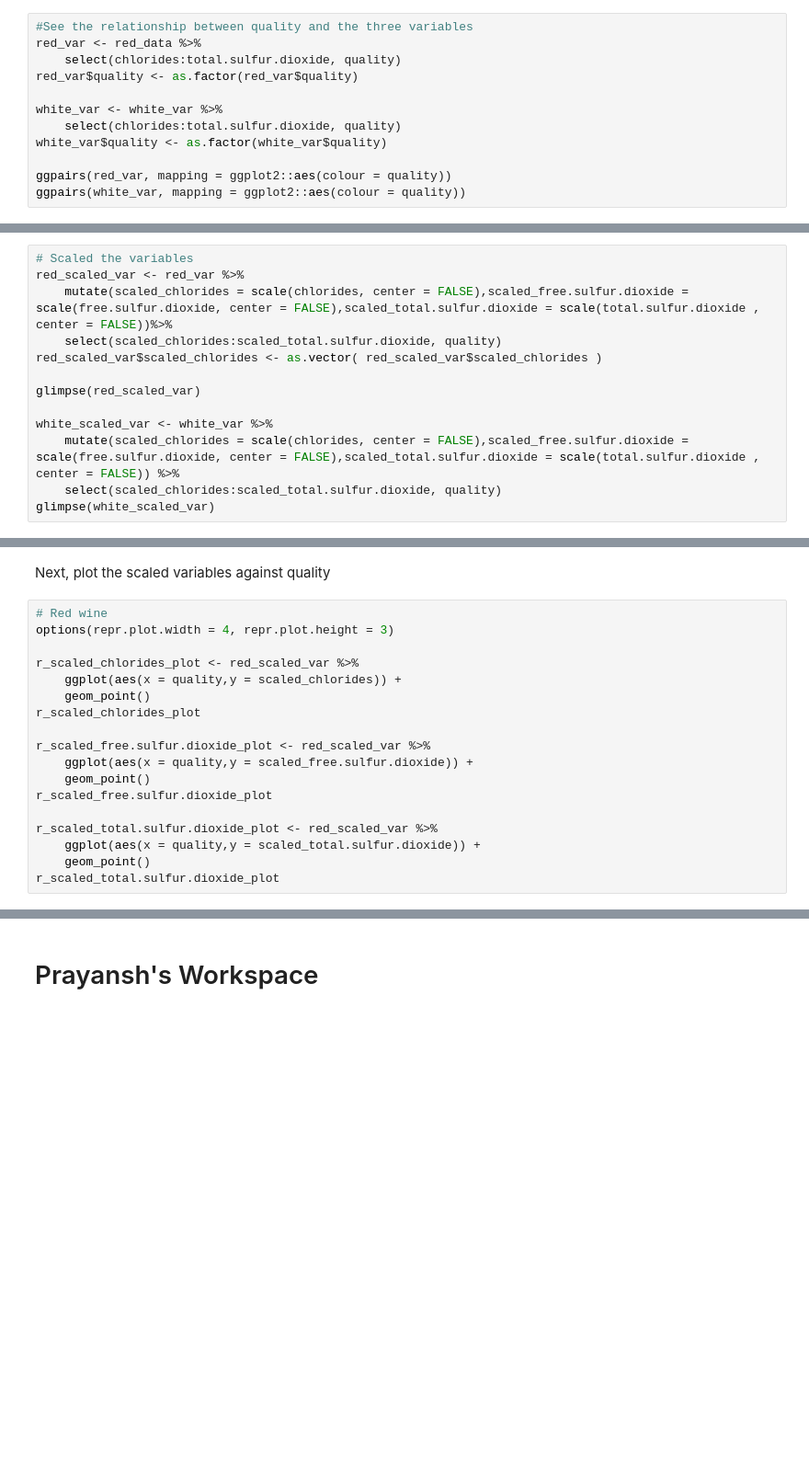
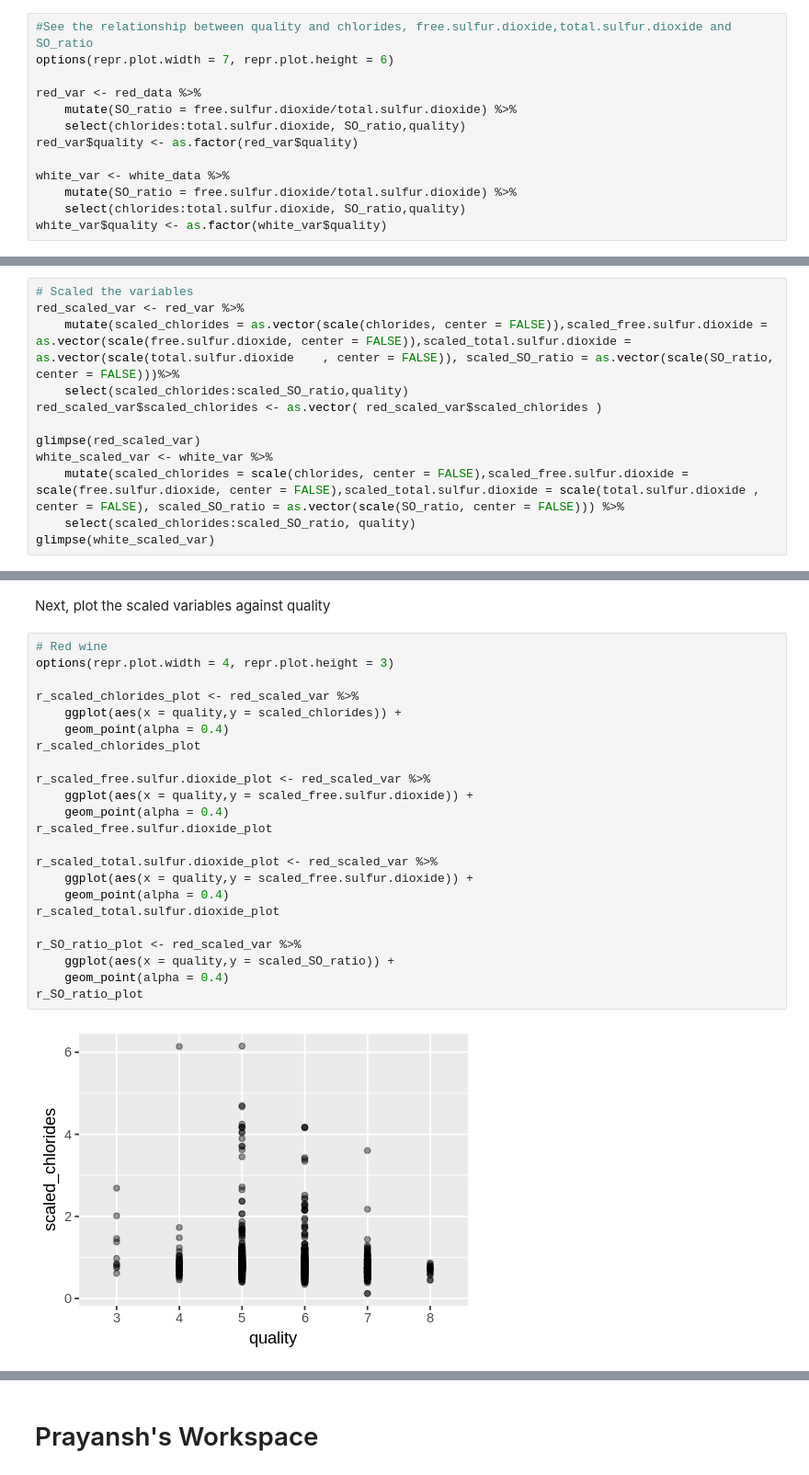
Before and after one commit to ivan-fediaev/DSCI-project, a Jupyter notebook: Project.ipynb, the cells around one changed output, grey strips where cells are left out. Shown at 92% size. Drawn from its saved outputs; the diff is of its cells as text; blank space fills up the shorter version.

```diff
--- a/Project.ipynb
+++ b/Project.ipynb
@@ -409,14 +414,15 @@ white_data %>%
 # %% [markdown]
 We can easily see that the data of quality is imbalanced.
 # %%
-#See the relationship between quality and the three variables
+#See the relationship between quality and chlorides, free.sulfur.dioxide,total.sulfur.dioxide and SO_ratio
+options(repr.plot.width = 7, repr.plot.height = 6)
+
 red_var <- red_data %>%
-    select(chlorides:total.sulfur.dioxide, quality)
+    mutate(SO_ratio = free.sulfur.dioxide/total.sulfur.dioxide) %>%
+    select(chlorides:total.sulfur.dioxide, SO_ratio,quality)
 red_var$quality <- as.factor(red_var$quality)
 
-white_var <- white_var %>%
-    select(chlorides:total.sulfur.dioxide, quality)
+white_var <- white_data %>%
+    mutate(SO_ratio = free.sulfur.dioxide/total.sulfur.dioxide) %>%
+    select(chlorides:total.sulfur.dioxide, SO_ratio,quality)
 white_var$quality <- as.factor(white_var$quality)
-
-ggpairs(red_var, mapping = ggplot2::aes(colour = quality))
-ggpairs(white_var, mapping = ggplot2::aes(colour = quality))
@@ -425,13 +447,12 @@ ERROR: Error in eval(lhs, parent, parent): object 'white_var' not found
 # %%
 # Scaled the variables
 red_scaled_var <- red_var %>%
-    mutate(scaled_chlorides = scale(chlorides, center = FALSE),scaled_free.sulfur.dioxide = scale(free.sulfur.dioxide, center = FALSE),scaled_total.sulfur.dioxide = scale(total.sulfur.dioxide	, center = FALSE))%>%
-    select(scaled_chlorides:scaled_total.sulfur.dioxide, quality)
+    mutate(scaled_chlorides = as.vector(scale(chlorides, center = FALSE)),scaled_free.sulfur.dioxide = as.vector(scale(free.sulfur.dioxide, center = FALSE)),scaled_total.sulfur.dioxide = as.vector(scale(total.sulfur.dioxide	, center = FALSE)), scaled_SO_ratio = as.vector(scale(SO_ratio, center = FALSE)))%>%
+    select(scaled_chlorides:scaled_SO_ratio,quality)
 red_scaled_var$scaled_chlorides <- as.vector( red_scaled_var$scaled_chlorides )
 
 glimpse(red_scaled_var)
-
 white_scaled_var <- white_var %>%
-    mutate(scaled_chlorides = scale(chlorides, center = FALSE),scaled_free.sulfur.dioxide = scale(free.sulfur.dioxide, center = FALSE),scaled_total.sulfur.dioxide = scale(total.sulfur.dioxide	, center = FALSE)) %>%
-    select(scaled_chlorides:scaled_total.sulfur.dioxide, quality)
+    mutate(scaled_chlorides = scale(chlorides, center = FALSE),scaled_free.sulfur.dioxide = scale(free.sulfur.dioxide, center = FALSE),scaled_total.sulfur.dioxide = scale(total.sulfur.dioxide	, center = FALSE), scaled_SO_ratio = as.vector(scale(SO_ratio, center = FALSE))) %>%
+    select(scaled_chlorides:scaled_SO_ratio, quality)
 glimpse(white_scaled_var)
@@ -440,18 +476,25 @@ Next, plot the scaled variables against quality
 # %%
 # Red wine
 options(repr.plot.width = 4, repr.plot.height = 3)
 
 r_scaled_chlorides_plot <- red_scaled_var %>%
     ggplot(aes(x = quality,y = scaled_chlorides)) +
-    geom_point()
+    geom_point(alpha = 0.4)
 r_scaled_chlorides_plot
 
 r_scaled_free.sulfur.dioxide_plot <- red_scaled_var %>%
     ggplot(aes(x = quality,y = scaled_free.sulfur.dioxide)) +
-    geom_point()
+    geom_point(alpha = 0.4)
 r_scaled_free.sulfur.dioxide_plot
 
 r_scaled_total.sulfur.dioxide_plot <- red_scaled_var %>%
-    ggplot(aes(x = quality,y = scaled_total.sulfur.dioxide)) +
-    geom_point()
+    ggplot(aes(x = quality,y = scaled_free.sulfur.dioxide)) +
+    geom_point(alpha = 0.4)
 r_scaled_total.sulfur.dioxide_plot
+
+r_SO_ratio_plot <- red_scaled_var %>%
+    ggplot(aes(x = quality,y = scaled_SO_ratio)) +
+    geom_point(alpha = 0.4)
+r_SO_ratio_plot
+# %% [output]
+[figure, added]
```
Also changed, not shown: parts of 12 cells of this notebook.
